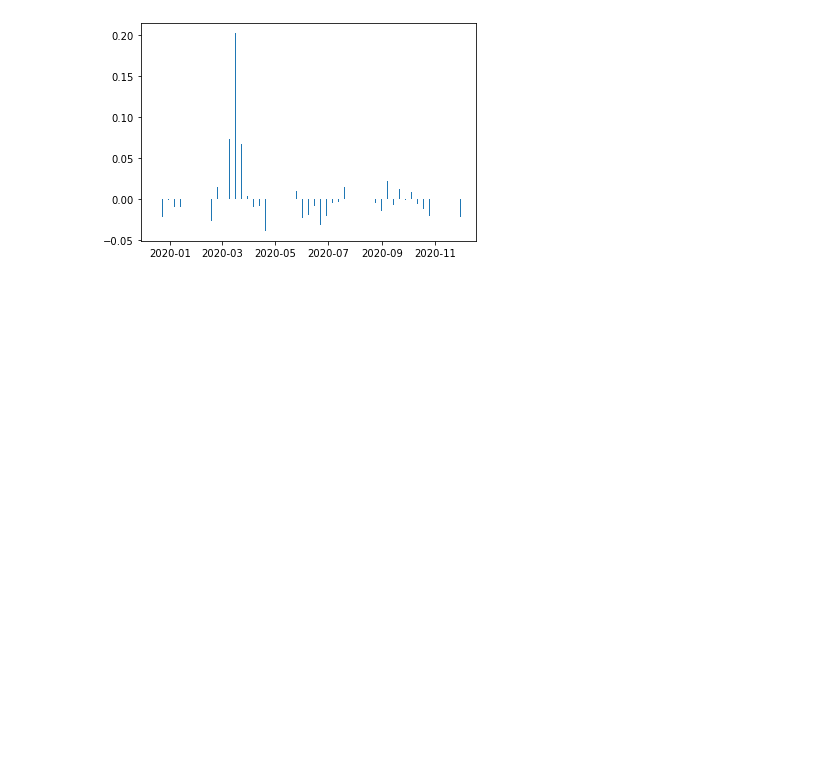
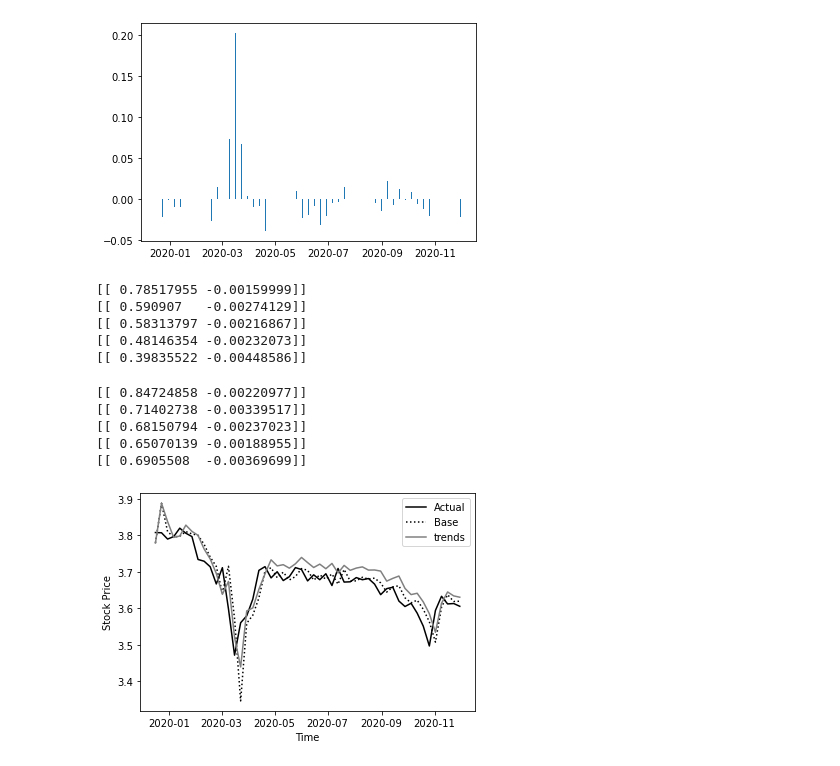
Before and after one commit to epfl-ada/ada-2020-project-milestone-p3-p3_illusions, a Jupyter notebook: extension_2020.ipynb, the cells around one changed output. Drawn from its saved outputs; the diff is of its cells as text; code cells hidden in the pictures; blank space fills up the shorter version.

```diff
--- a/extension_2020.ipynb
+++ b/extension_2020.ipynb
@@ -442,3 +442,33 @@ plt.bar(pd.to_datetime(diff_AE_SNY.index), diff_AE_SNY)
 # %% [output]
 <BarContainer object of 51 artists>
 [figure]
+# %%
+var = ['Health']
+GSK_health_2020 = gt_prediction(GSK_2020, var)
+PFE_health_2020 = gt_prediction(PFE_2020, var)
+MRK_health_2020 = gt_prediction(MRK_2020, var)
+JNJ_health_2020 = gt_prediction(JNJ_2020, var)
+SNY_health_2020 = gt_prediction(SNY_2020, var)
+# %% [output]
+[[ 0.78517955 -0.00159999]]
+[[ 0.590907   -0.00274129]]
+[[ 0.58313797 -0.00216867]]
+[[ 0.48146354 -0.00232073]]
+[[ 0.39835522 -0.00448586]]
+# %%
+var = ['Fin']
+GSK_fin_2020 = gt_prediction(GSK_2020, var)
+PFE_fin_2020 = gt_prediction(PFE_2020, var)
+MRK_fin_2020 = gt_prediction(MRK_2020, var)
+JNJ_fin_2020 = gt_prediction(JNJ_2020, var)
+SNY_fin_2020 = gt_prediction(SNY_2020, var)
+# %% [output]
+[[ 0.84724858 -0.00220977]]
+[[ 0.71402738 -0.00339517]]
+[[ 0.68150794 -0.00237023]]
+[[ 0.65070139 -0.00188955]]
+[[ 0.6905508  -0.00369699]]
+# %%
+plot(GSK_2020, GSK_actual_2020, GSK_base_2020, GSK_health_2020)
+# %% [output]
+[figure, added]
```
Also changed, not shown: parts of 16 cells of this notebook, 5 other files.
